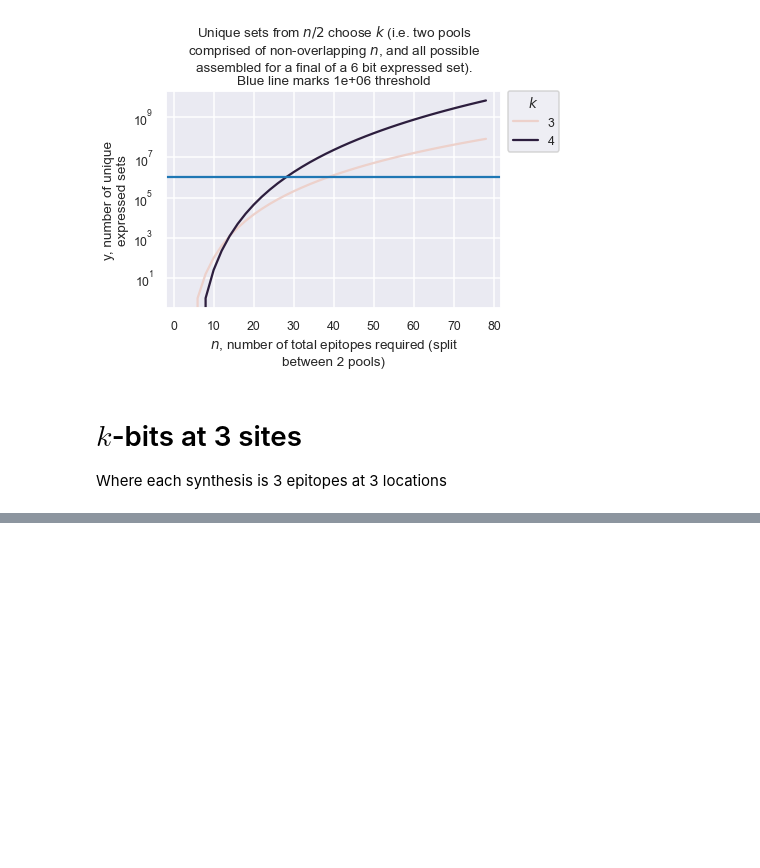
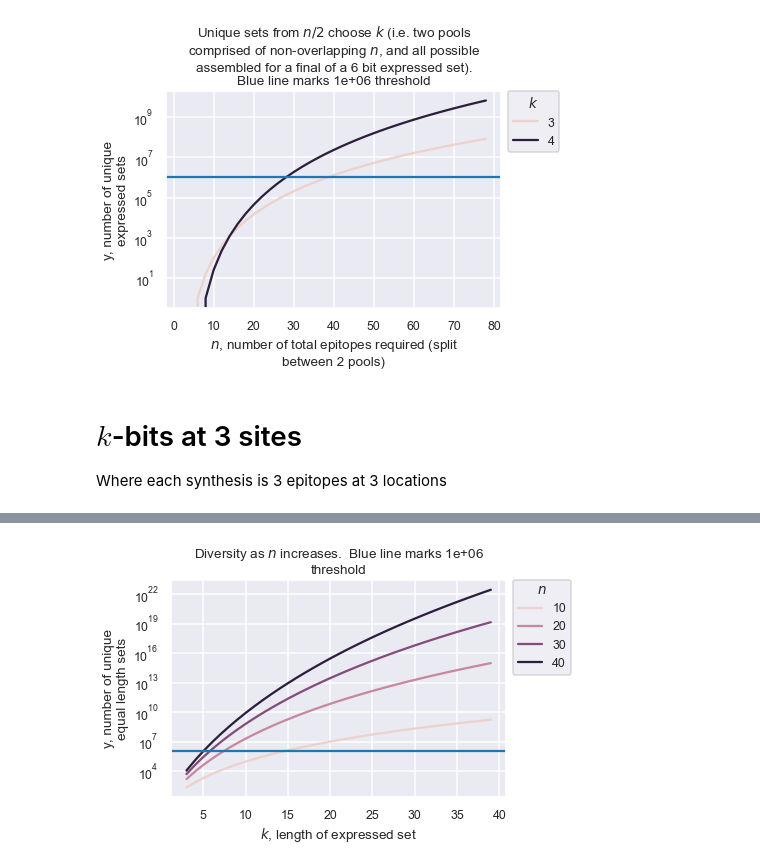
Before and after one commit to e11bio/combinatorics_dash, a Jupyter notebook: combinatorics.ipynb, the cells around one changed output, grey strips where cells are left out. Cells and saved outputs as stored; diff of their text form; code cells hidden in the pictures; blank space fills up the shorter version.

```diff
--- a/combinatorics.ipynb
+++ b/combinatorics.ipynb
@@ -369,0 +490,18 @@ ax = plot_params(ax, title,
+# %%
+### sampling unique across k and holding n steady
+select = range(10, 50, 10)
+df_ = df[df['n'].isin(select)]
+
+title = "Diversity as $n$ increases."
+x = "$k$, length of expressed set"
+y = "y, number of unique equal length sets"
+hue_var = "n"
+
+ax = sns.lineplot(data = df_, x = 'k', y = 'num_unique', hue = hue_var)
+ax = plot_params(ax, title,
+                 x, y, f"${hue_var}$",
+                 threshold,
+                 y_len = 20
+                 )
+hide_toggle()
+# %% [output]
@@ -369,0 +509 @@ ax = plot_params(ax, title,
+[figure, added]
```
Also changed, not shown: parts of 41 cells of this notebook.
